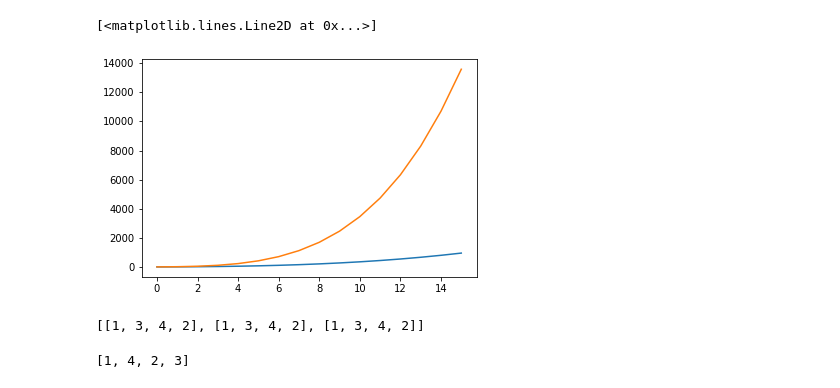
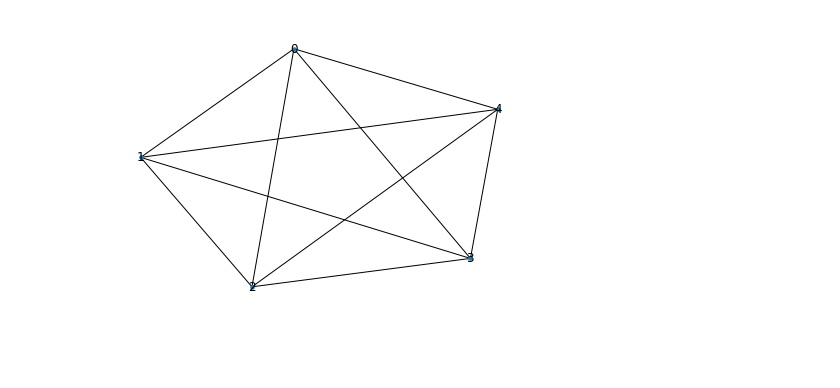
Before and after one commit to NumeloUno/CompilerQC, a Jupyter notebook: QuickStart.ipynb, the cells around one changed output. Drawn from its saved outputs; the diff is of its cells as text; code cells hidden in the pictures; blank space fills up the shorter version.

```diff
--- a/QuickStart.ipynb
+++ b/QuickStart.ipynb
@@ -147,6 +14,0 @@ nnp = np.array(list(map(lambda x: real3(x)[0], Ns)))
-# %%
-plt.plot(nnp)
-plt.plot(enp)
-# %% [output]
-[<matplotlib.lines.Line2D at 0x...>]
-[figure, removed]
@@ -170,10 +15,7 @@ def non_cyclic_permutation(liste):
-# %%
-polygons
-# %% [output]
-[[1, 3, 4, 2], [1, 3, 4, 2], [1, 3, 4, 2]]
-# %%
-l = [1,2,3,4]
-
-l
-# %% [output]
-[1, 4, 2, 3]
+# %%
+graph = Graph.fully(5)
+polygon_object = Polygons(graph)
+G = nx.from_numpy_matrix(graph.adj_matrix)
+nx.draw(G, with_labels=True, node_size=12)
+# %% [output]
+[figure, added]
```
Also changed, not shown: parts of 49 cells of this notebook, 1 other file.
